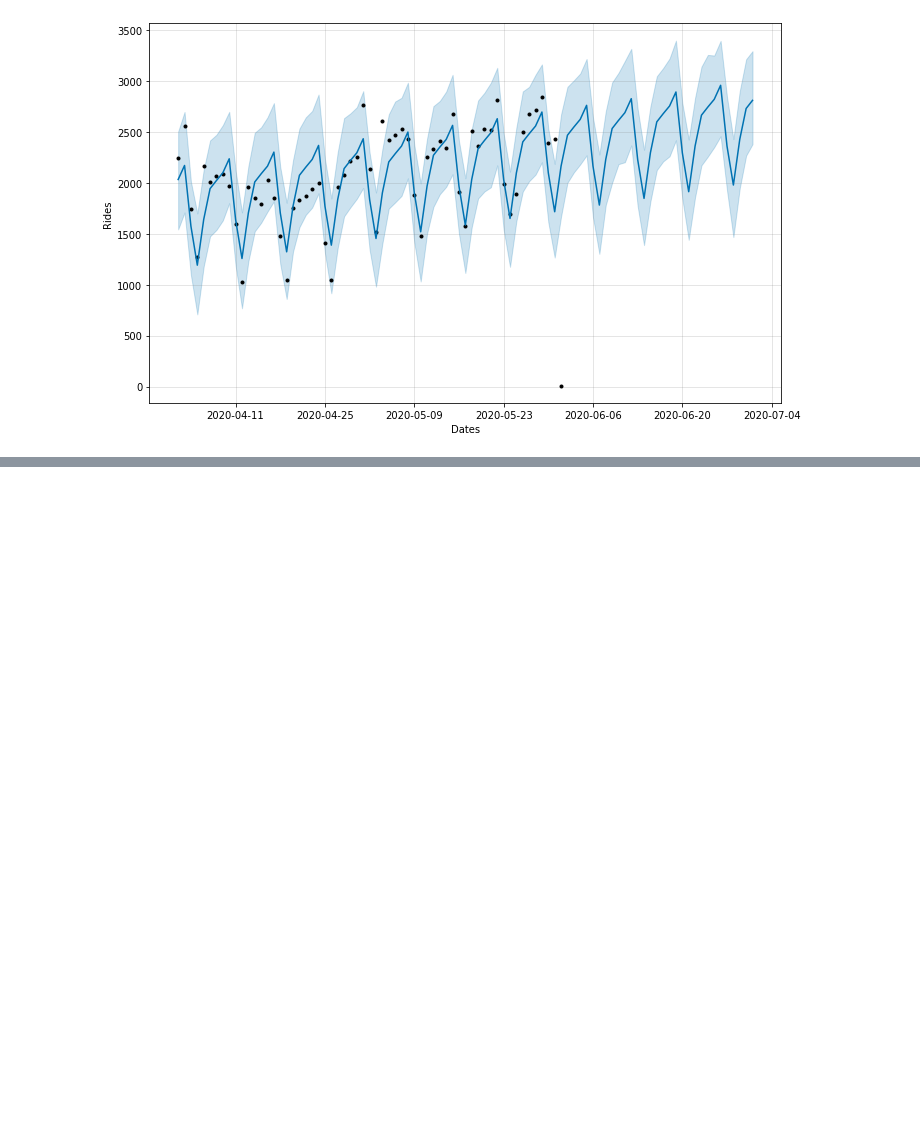
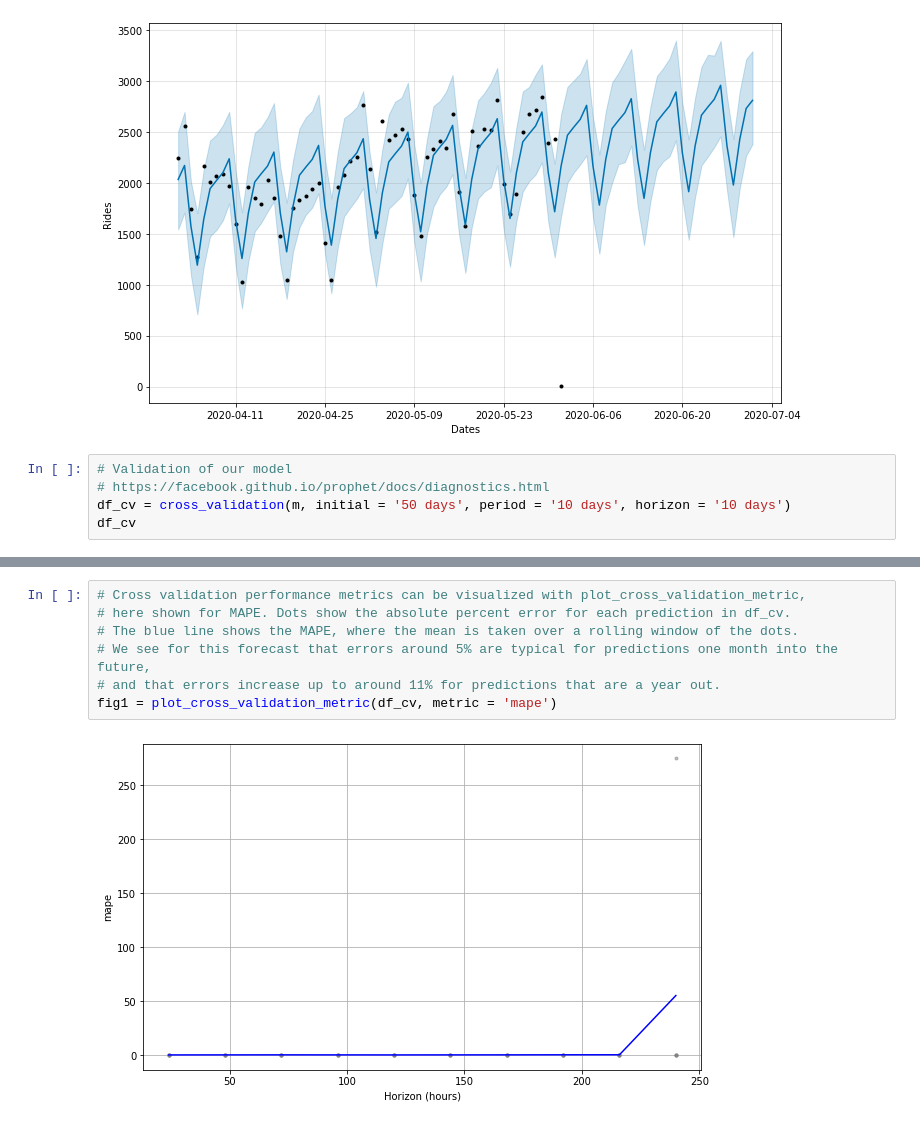
Before and after one commit to OleksiyAnokhin/UChicago-COVID-Hackathon, a Jupyter notebook: UChicago COVID-19 Hackathon.ipynb, the cells around one changed output, grey strips where cells are left out. Drawn from its saved outputs; the diff is of its cells as text; blank space fills up the shorter version.

Commit message:
Added validation

```diff
--- a/UChicago COVID-19 Hackathon.ipynb
+++ b/UChicago COVID-19 Hackathon.ipynb
@@ -1278,3 +1297,8 @@ forecast[['ds', 'yhat', 'yhat_lower', 'yhat_upper']].tail()
 fig = m.plot(forecast, xlabel = "Dates", ylabel = "Rides")
 # %% [output]
 [figure]
+# %%
+# Validation of our model
+# https://facebook.github.io/prophet/docs/diagnostics.html
+df_cv = cross_validation(m, initial = '50 days', period = '10 days', horizon = '10 days')
+df_cv
@@ -1280,0 +1335,9 @@ fig = m.plot(forecast, xlabel = "Dates", ylabel = "Rides")
+# %%
+# Cross validation performance metrics can be visualized with plot_cross_validation_metric,
+# here shown for MAPE. Dots show the absolute percent error for each prediction in df_cv.
+# The blue line shows the MAPE, where the mean is taken over a rolling window of the dots.
+# We see for this forecast that errors around 5% are typical for predictions one month into the future,
+# and that errors increase up to around 11% for predictions that are a year out.
+fig1 = plot_cross_validation_metric(df_cv, metric = 'mape')
+# %% [output]
+[figure, added]
```
Also changed, not shown: parts of 5 cells of this notebook.
